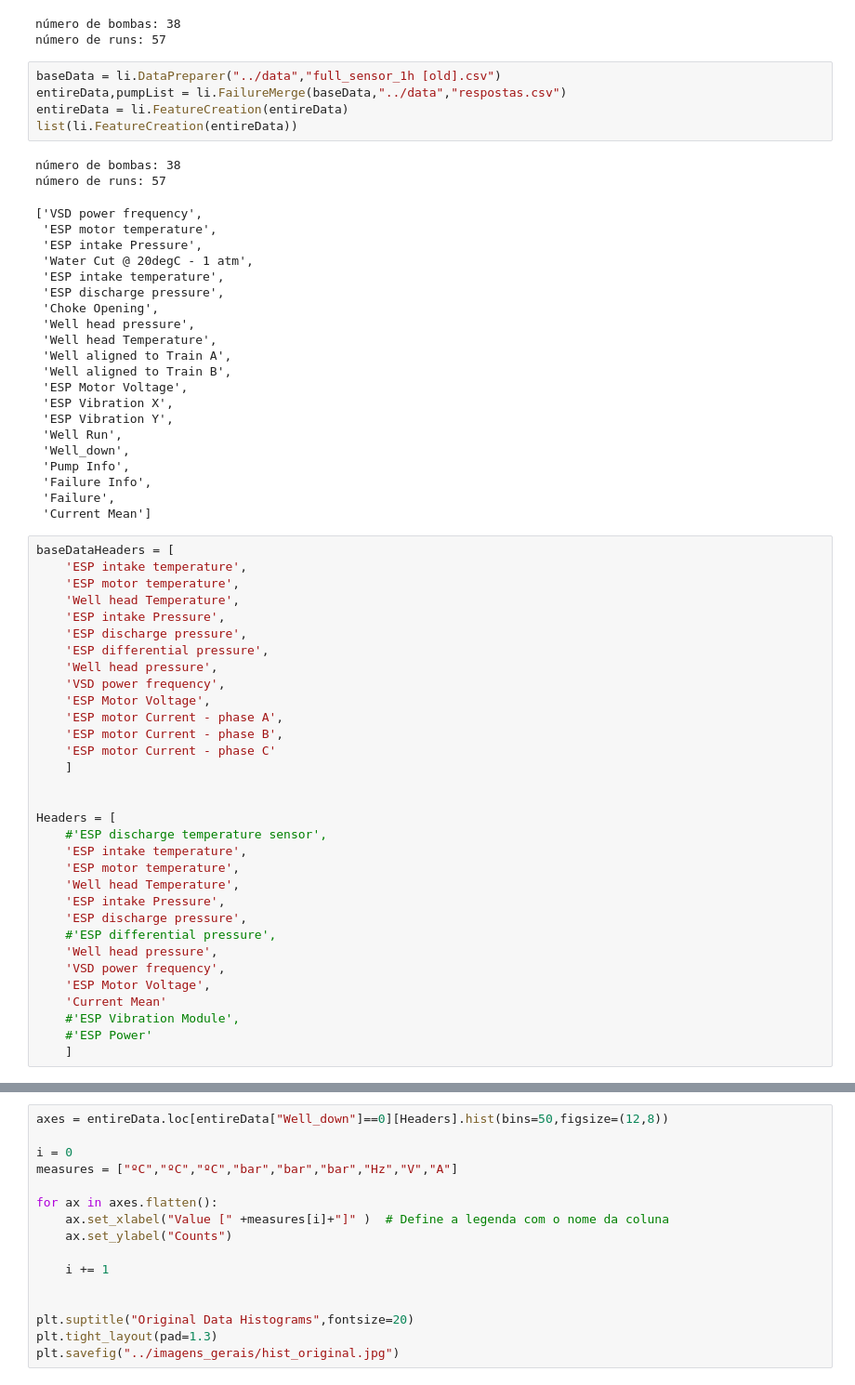
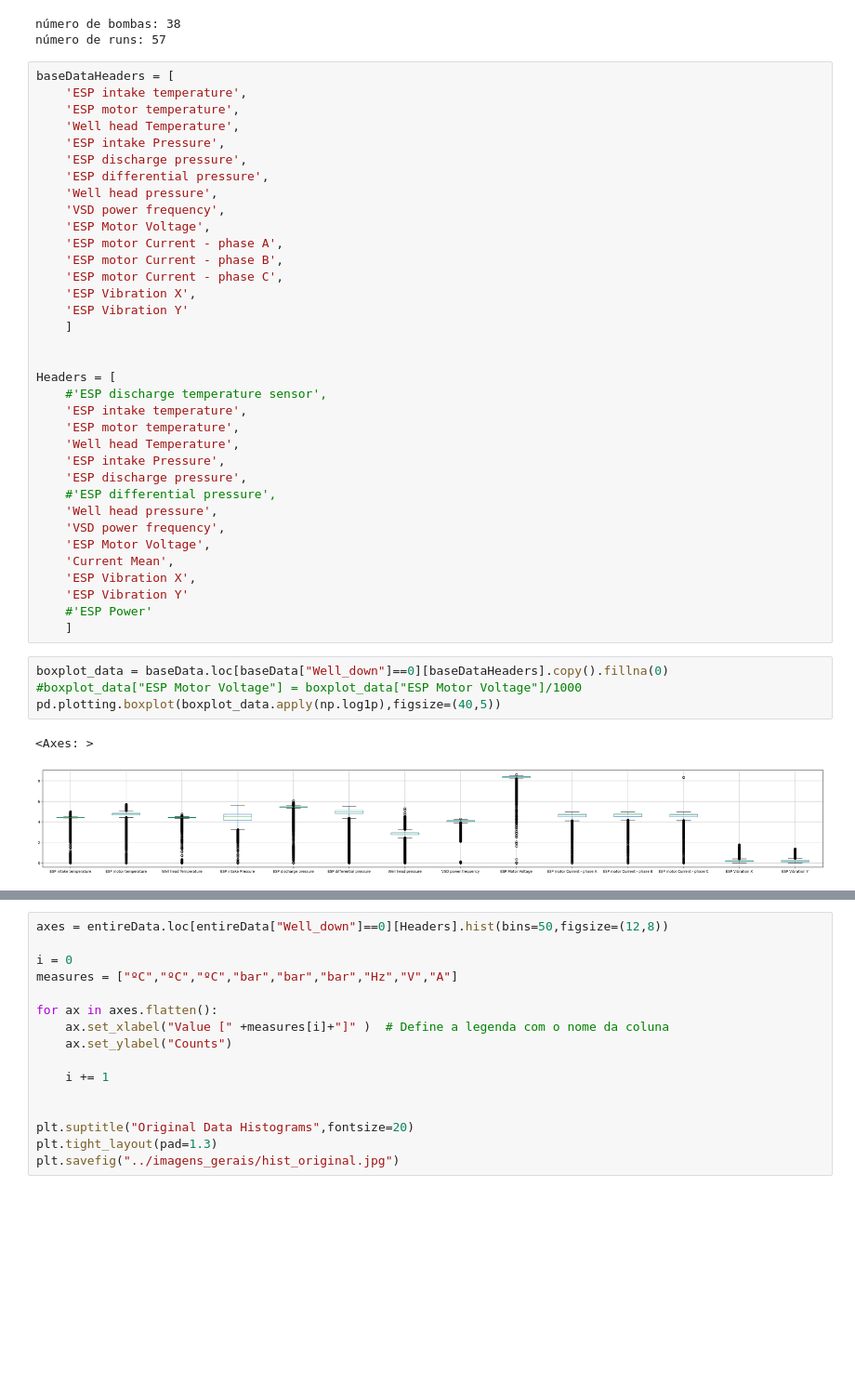
Before and after one commit to RL2-SP3/LISSA, a Jupyter notebook: examples/pump_data_cleaning.ipynb, the cells around one changed output, grey strips where cells are left out. Shown at 93% size. Cells and saved outputs as stored; diff of their text form; blank space fills up the shorter version.

```diff
--- a/examples/pump_data_cleaning.ipynb
+++ b/examples/pump_data_cleaning.ipynb
@@ -16,34 +18,6 @@ totalData = li.ProcessData(pumpList,entireData,totalDataPath="../data/totalProce
 # %% [output]
 número de bombas: 38
 número de runs: 57
-# %%
-baseData = li.DataPreparer("../data","full_sensor_1h [old].csv")
-entireData,pumpList = li.FailureMerge(baseData,"../data","respostas.csv")
-entireData = li.FeatureCreation(entireData)
-list(li.FeatureCreation(entireData))
-# %% [output]
-número de bombas: 38
-número de runs: 57
-['VSD power frequency',
- 'ESP motor temperature',
- 'ESP intake Pressure',
- 'Water Cut @ 20degC - 1 atm',
- 'ESP intake temperature',
- 'ESP discharge pressure',
- 'Choke Opening',
- 'Well head pressure',
- 'Well head Temperature',
- 'Well aligned to Train A',
- 'Well aligned to Train B',
- 'ESP Motor Voltage',
- 'ESP Vibration X',
- 'ESP Vibration Y',
- 'Well Run',
- 'Well_down',
- 'Pump Info',
- 'Failure Info',
- 'Failure',
- 'Current Mean']
 # %%
 baseDataHeaders = [
     'ESP intake temperature',
@@ -57,7 +31,9 @@ baseDataHeaders = [
     'ESP Motor Voltage',
     'ESP motor Current - phase A',
     'ESP motor Current - phase B',
-    'ESP motor Current - phase C'
+    'ESP motor Current - phase C',
+    'ESP Vibration X',
+    'ESP Vibration Y'
     ]
 
 
@@ -72,10 +48,18 @@ Headers = [
     'Well head pressure',
     'VSD power frequency',
     'ESP Motor Voltage',
-    'Current Mean'
-    #'ESP Vibration Module',
+    'Current Mean',
+    'ESP Vibration X',
+    'ESP Vibration Y'
     #'ESP Power'
     ]
+# %%
+boxplot_data = baseData.loc[baseData["Well_down"]==0][baseDataHeaders].copy().fillna(0)
+#boxplot_data["ESP Motor Voltage"] = boxplot_data["ESP Motor Voltage"]/1000
+pd.plotting.boxplot(boxplot_data.apply(np.log1p),figsize=(40,5))
+# %% [output]
+<Axes: >
+[figure, added]
 # %%
 baseData.loc[baseData["Well_down"]==0][baseDataHeaders].hist(bins=50,figsize=(15,10))
 plt.suptitle("Original Data Histograms",fontsize=20)
```
Also changed, not shown: parts of 3 cells of this notebook, 1 other file.
